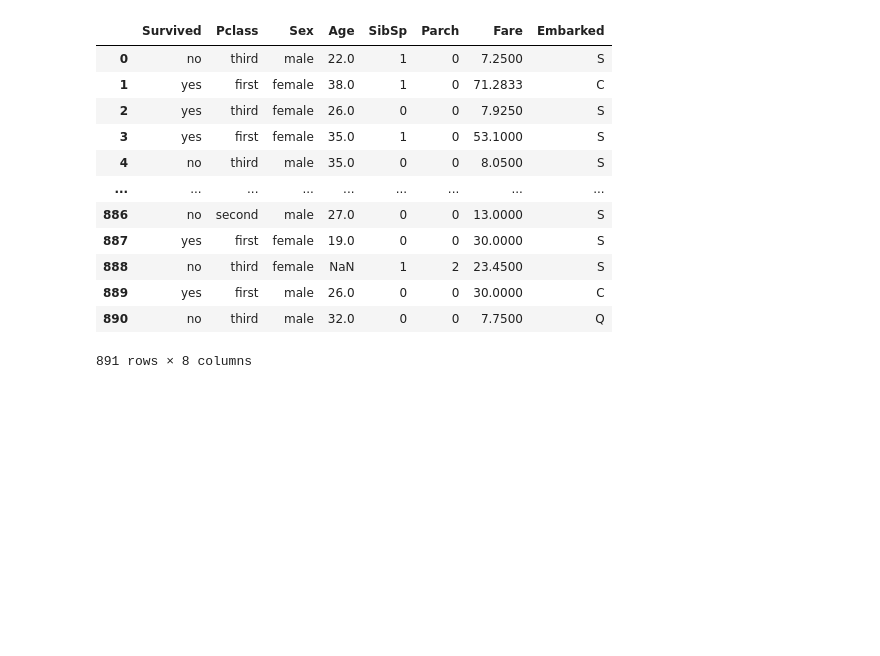
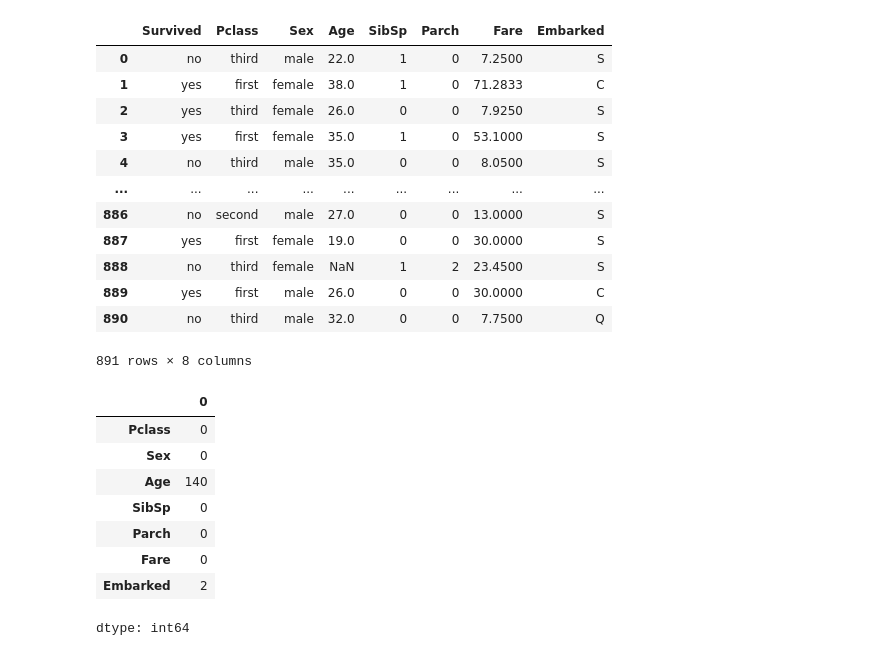
Before and after one commit to RiazullJannat/ML, a Jupyter notebook: ML_M3.ipynb, the cells around one changed output. Saved outputs shown, nothing was run; the diff lists cells and outputs as text; code cells hidden in the pictures; blank space fills up the shorter version.

```diff
--- a/ML_M3.ipynb
+++ b/ML_M3.ipynb
@@ -49,3 +49,14 @@ target = df["Survived"]
 # %%
 #spliting test data and train data
 features_train, target_train, features_test,target_test=train_test_split(features,target, test_size=0.2, random_state=42)
+features_train.isnull().sum()
+# %% [output]
+|  | 0 |
+| Pclass | 0 |
+| Sex | 0 |
+| Age | 140 |
+| SibSp | 0 |
+| Parch | 0 |
+| Fare | 0 |
+| Embarked | 2 |
+dtype: int64
```
Also changed, not shown: parts of 2 cells of this notebook.
